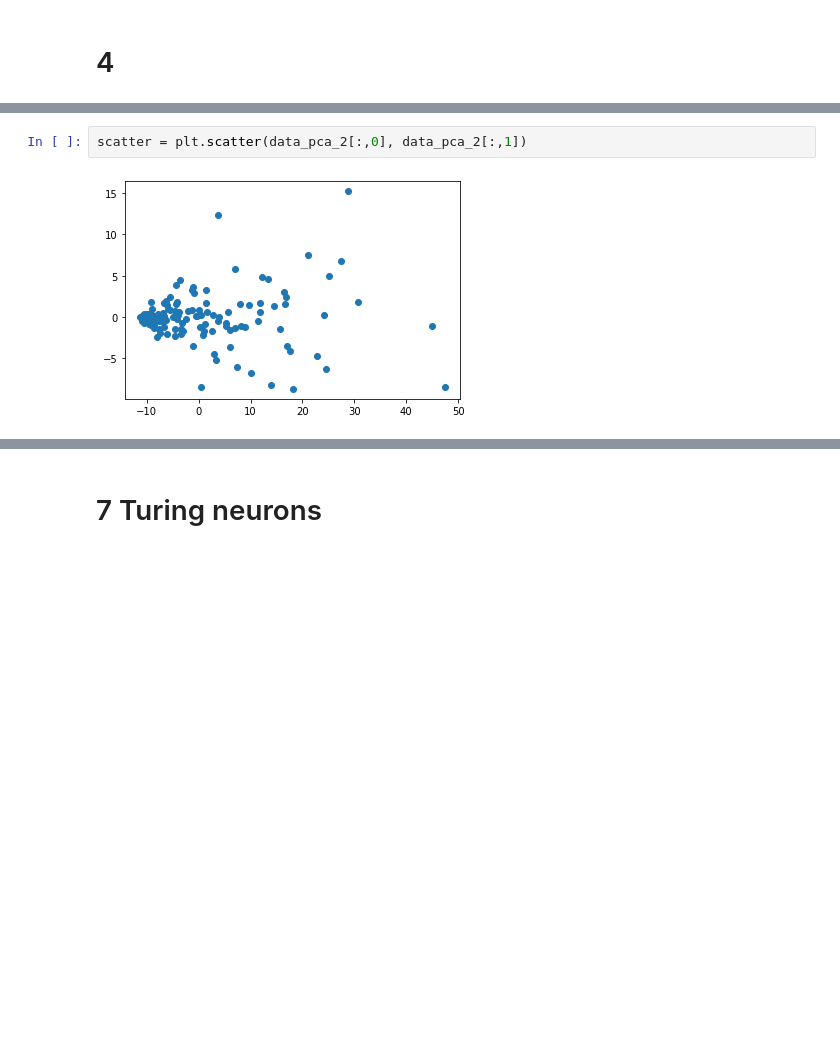
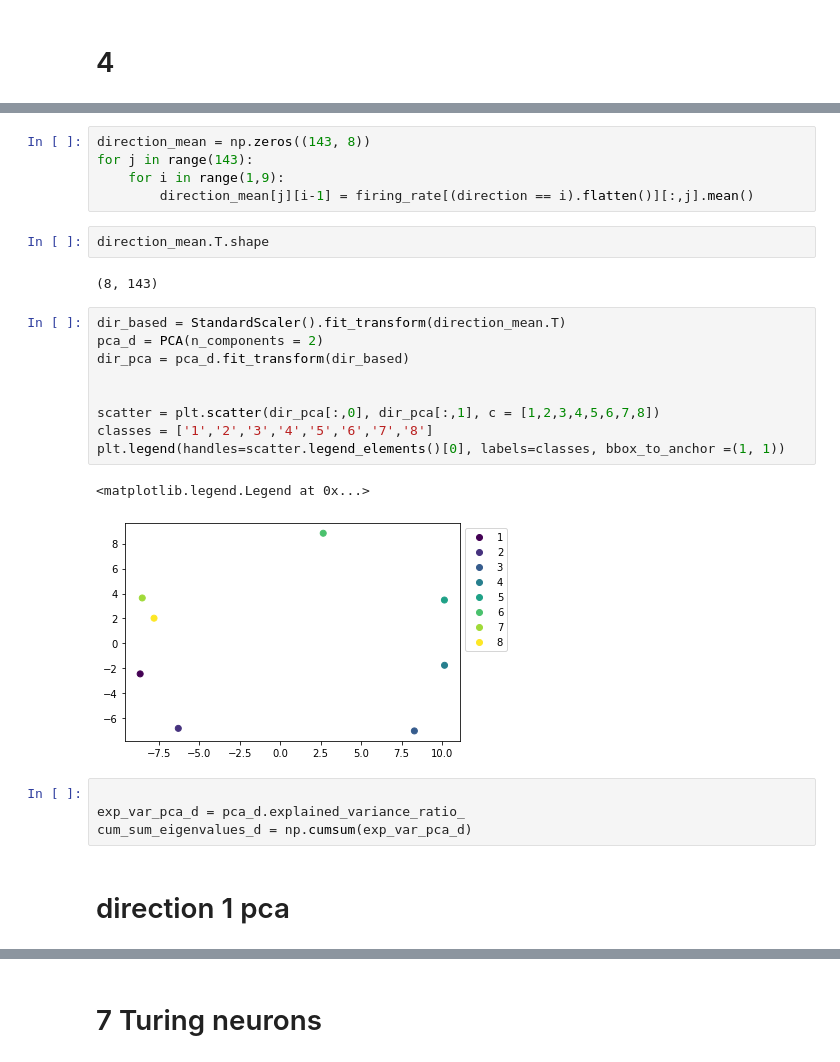
Before and after one commit to CONECT-INT/2022_CENTURI-SummerSchool, a Jupyter notebook: dev/dataset1_river.ipynb, the cells around one changed output, grey strips where cells are left out. Cells and saved outputs as stored; diff of their text form; blank space fills up the shorter version.

```diff
--- a/dev/dataset1_river.ipynb
+++ b/dev/dataset1_river.ipynb
@@ -161,4 +170,27 @@ data_pca_2.shape
-# %%
-scatter = plt.scatter(data_pca_2[:,0], data_pca_2[:,1])
-# %% [output]
-[figure, removed]
+# %%
+direction_mean = np.zeros((143, 8))
+for j in range(143):
+    for i in range(1,9):
+        direction_mean[j][i-1] = firing_rate[(direction == i).flatten()][:,j].mean()
+# %%
+direction_mean.T.shape
+# %% [output]
+(8, 143)
+# %%
+dir_based = StandardScaler().fit_transform(direction_mean.T)
+pca_d = PCA(n_components = 2)
+dir_pca = pca_d.fit_transform(dir_based)
+
+
+scatter = plt.scatter(dir_pca[:,0], dir_pca[:,1], c = [1,2,3,4,5,6,7,8])
+classes = ['1','2','3','4','5','6','7','8']
+plt.legend(handles=scatter.legend_elements()[0], labels=classes, bbox_to_anchor =(1, 1))
+# %% [output]
+<matplotlib.legend.Legend at 0x...>
+[figure, added]
+# %%
+
+exp_var_pca_d = pca_d.explained_variance_ratio_
+cum_sum_eigenvalues_d = np.cumsum(exp_var_pca_d)
+# %% [markdown]
+# direction 1 pca
```
Also changed, not shown: parts of 27 cells of this notebook.
